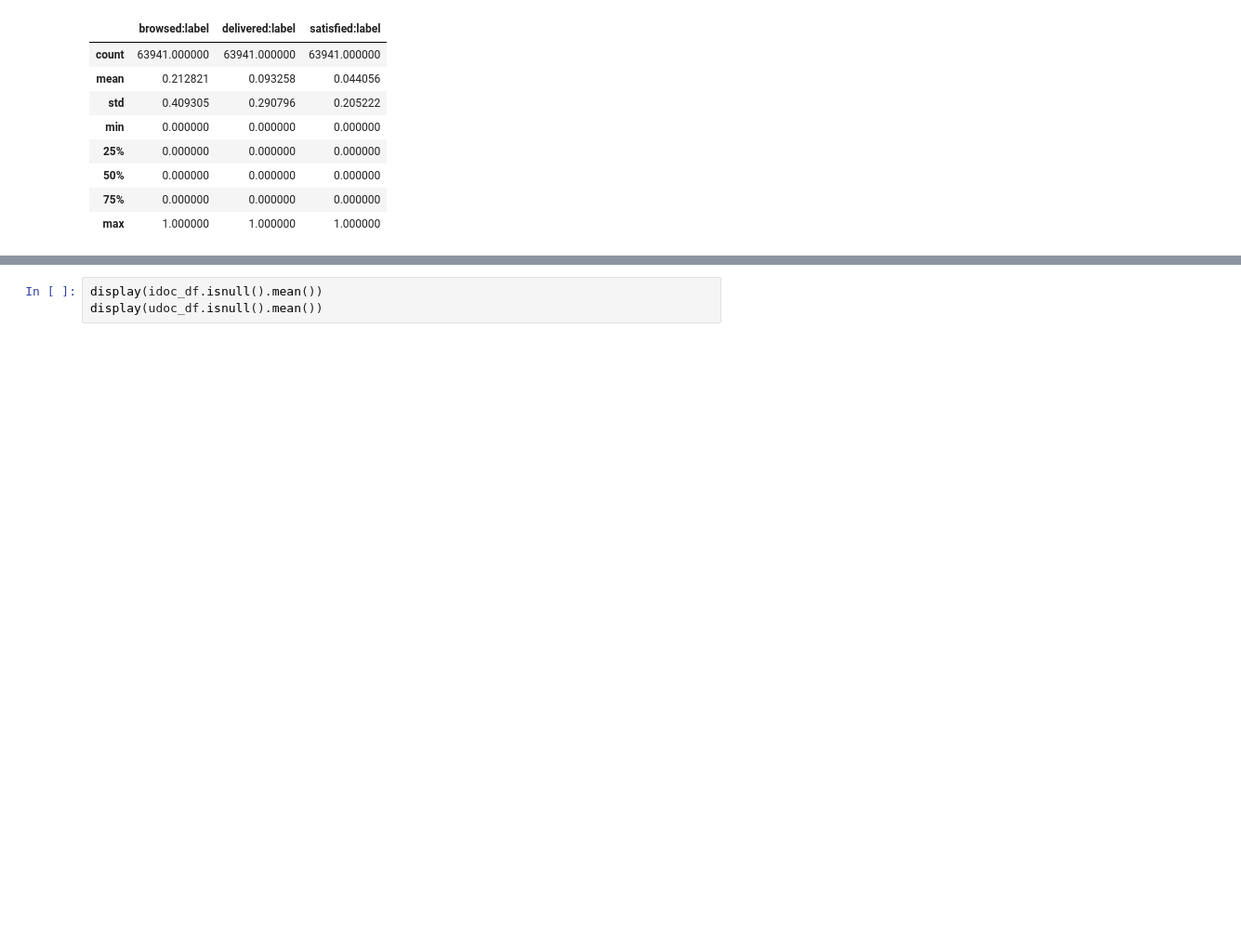
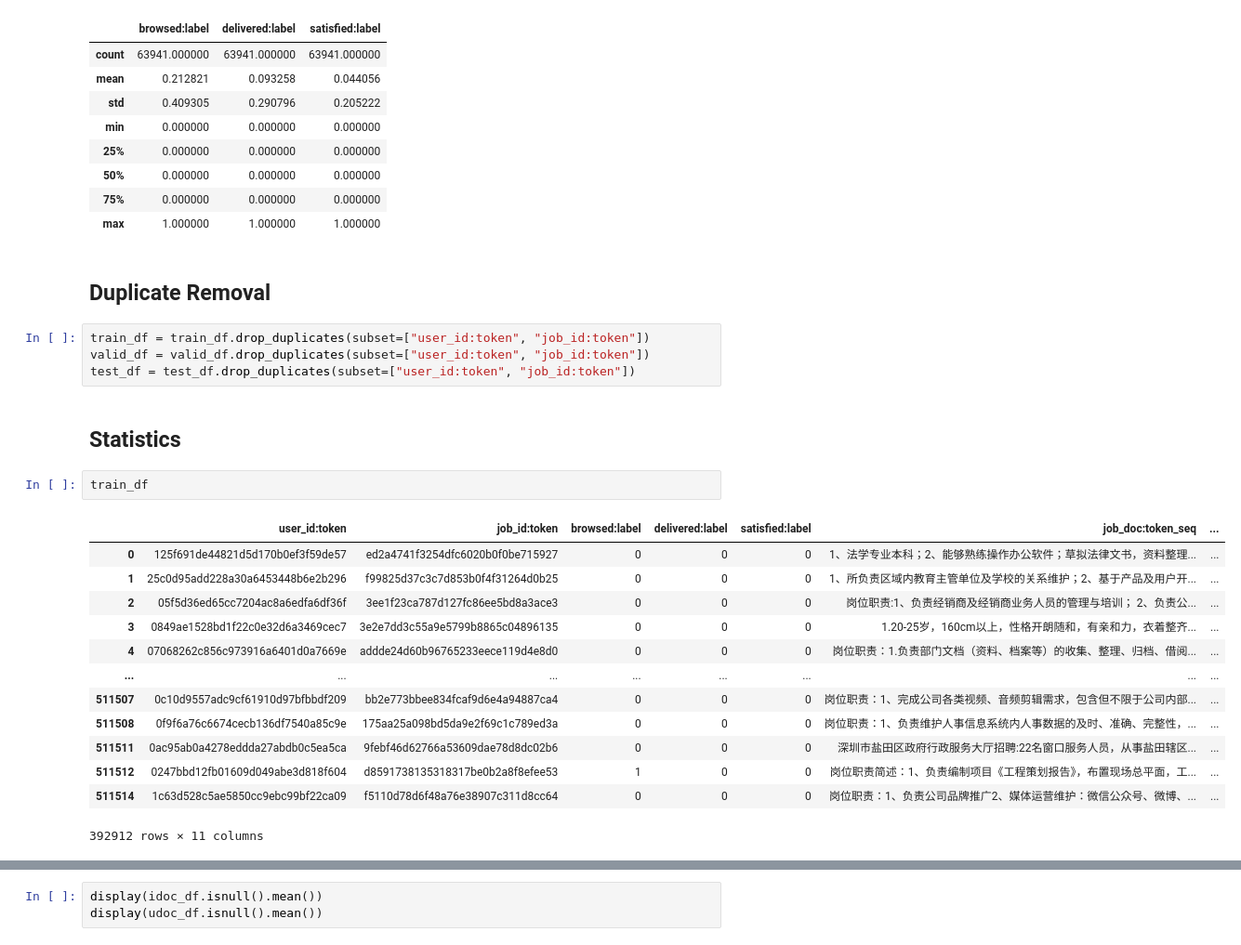
Before and after one commit to WhuanY/RAG4Rec, a Jupyter notebook: EDA.ipynb, the cells around one changed output, grey strips where cells are left out. Shown at 93% size. Saved outputs shown, nothing was run; the diff lists cells and outputs as text; blank space fills up the shorter version.

```diff
--- a/EDA.ipynb
+++ b/EDA.ipynb
@@ -51,3 +53,27 @@ display(test_df.describe())
 | 50% | 0.000000 | 0.000000 | 0.000000 |
 | 75% | 0.000000 | 0.000000 | 0.000000 |
 | max | 1.000000 | 1.000000 | 1.000000 |
+# %% [markdown]
+## Duplicate Removal
+# %%
+train_df = train_df.drop_duplicates(subset=["user_id:token", "job_id:token"])
+valid_df = valid_df.drop_duplicates(subset=["user_id:token", "job_id:token"])
+test_df = test_df.drop_duplicates(subset=["user_id:token", "job_id:token"])
+# %% [markdown]
+## Statistics
+# %%
+train_df
+# %% [output]
+|  | user_id:token | job_id:token | browsed:label | delivered:label | satisfied:label | job_doc:token_seq | ... |
+| 0 | 125f691de44821d5d170b0ef3f59de57 | ed2a4741f3254dfc6020b0f0be715927 | 0 | 0 | 0 | 1、法学专业本科；2、能够熟练操作办公软件；草拟法律文书，资料整理... | ... |
+| 1 | 25c0d95add228a30a6453448b6e2b296 | f99825d37c3c7d853b0f4f31264d0b25 | 0 | 0 | 0 | 1、所负责区域内教育主管单位及学校的关系维护；2、基于产品及用户开... | ... |
+| 2 | 05f5d36ed65cc7204ac8a6edfa6df36f | 3ee1f23ca787d127fc86ee5bd8a3ace3 | 0 | 0 | 0 | 岗位职责:1、负责经销商及经销商业务人员的管理与培训； 2、负责公... | ... |
+| 3 | 0849ae1528bd1f22c0e32d6a3469cec7 | 3e2e7dd3c55a9e5799b8865c04896135 | 0 | 0 | 0 | 1.20-25岁，160cm以上，性格开朗随和，有亲和力，衣着整齐... | ... |
+| 4 | 07068262c856c973916a6401d0a7669e | addde24d60b96765233eece119d4e8d0 | 0 | 0 | 0 | 岗位职责：1.负责部门文档（资料、档案等）的收集、整理、归档、借阅... | ... |
+| ... | ... | ... | ... | ... | ... | ... | ... |
+| 511507 | 0c10d9557adc9cf61910d97bfbbdf209 | bb2e773bbee834fcaf9d6e4a94887ca4 | 0 | 0 | 0 | 岗位职责：1、完成公司各类视频、音频剪辑需求，包含但不限于公司内部... | ... |
+| 511508 | 0f9f6a76c6674cecb136df7540a85c9e | 175aa25a098bd5da9e2f69c1c789ed3a | 0 | 0 | 0 | 岗位职责：1、负责维护人事信息系统内人事数据的及时、准确、完整性，... | ... |
+| 511511 | 0ac95ab0a4278eddda27abdb0c5ea5ca | 9febf46d62766a53609dae78d8dc02b6 | 0 | 0 | 0 | 深圳市盐田区政府行政服务大厅招聘:22名窗口服务人员，从事盐田辖区... | ... |
+| 511512 | 0247bbd12fb01609d049abe3d818f604 | d8591738135318317be0b2a8f8efee53 | 1 | 0 | 0 | 岗位职责简述：1、负责编制项目《工程策划报告》，布置现场总平面，工... | ... |
+| 511514 | 1c63d528c5ae5850cc9ebc99bf22ca09 | f5110d78d6f48a76e38907c311d8cc64 | 0 | 0 | 0 | 岗位职责：1、负责公司品牌推广2、媒体运营维护：微信公众号、微博、... | ... |
+392912 rows × 11 columns
```
Also changed, not shown: parts of 19 cells of this notebook, 17 other files.
